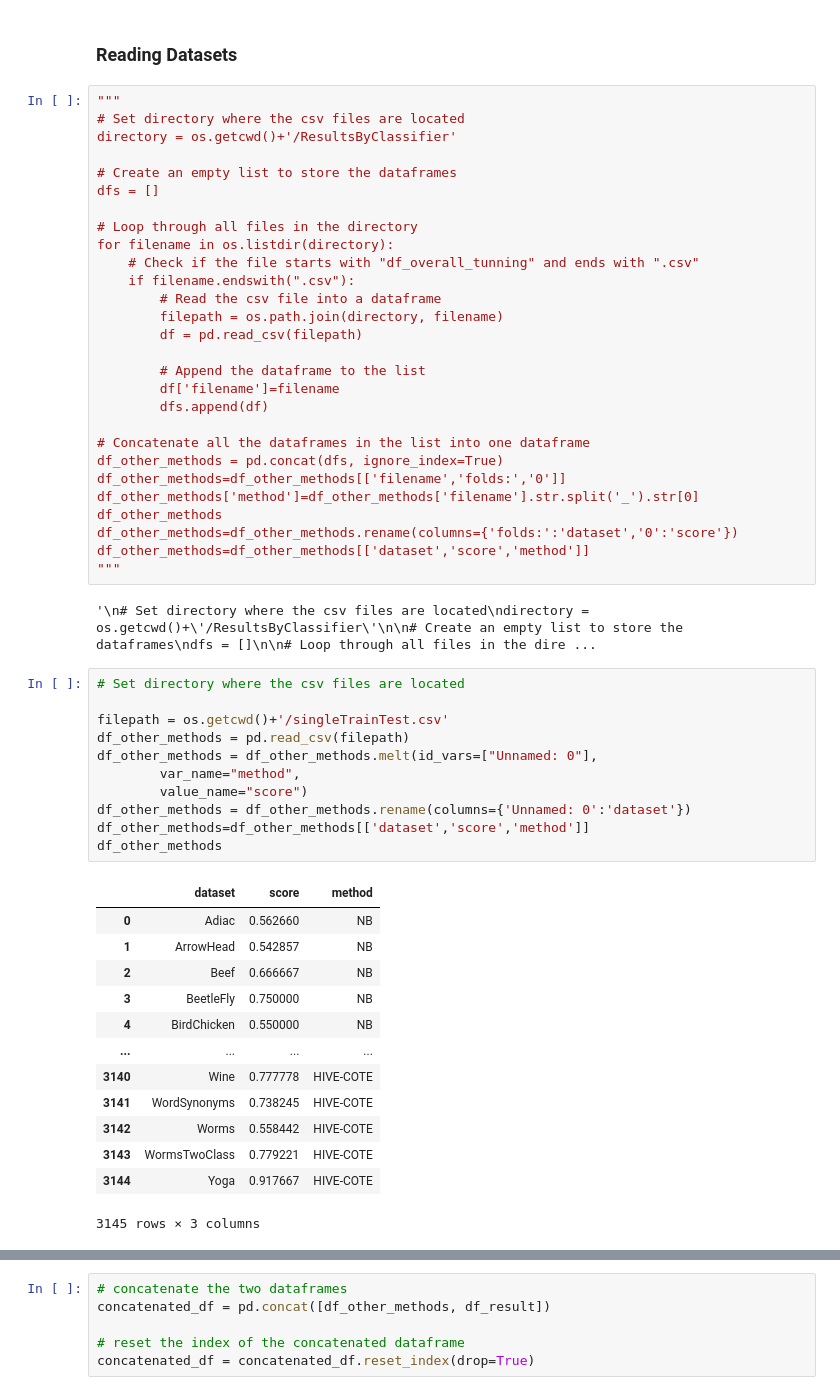
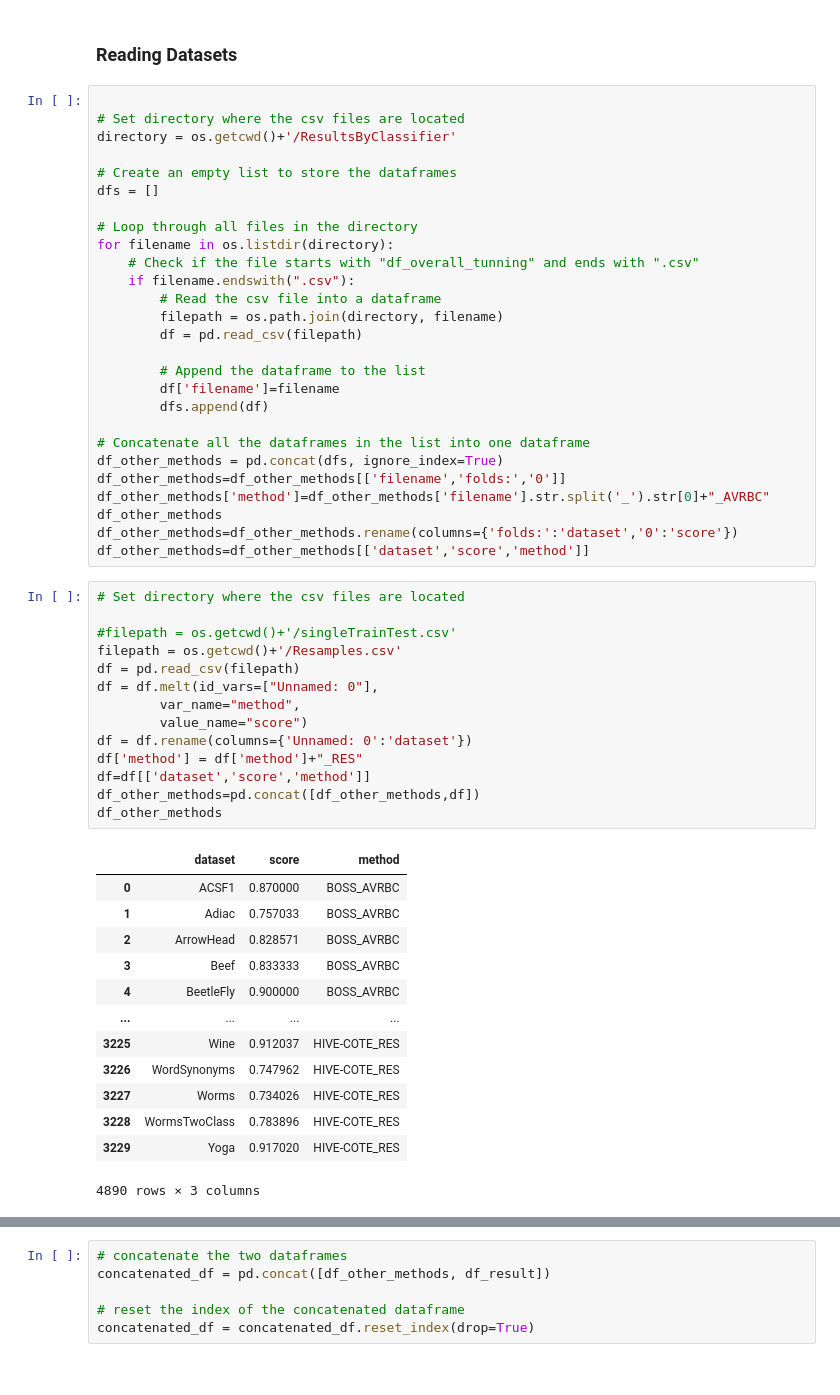
Before and after one commit to nirojasva/random_sast, a Jupyter notebook: ExperimentationRSAST/analysis_rsast_vs_other_method.ipynb, the cells around one changed output, grey strips where cells are left out. Saved outputs shown, nothing was run; the diff lists cells and outputs as text.

```diff
--- a/ExperimentationRSAST/analysis_rsast_vs_other_method.ipynb
+++ b/ExperimentationRSAST/analysis_rsast_vs_other_method.ipynb
@@ -80,7 +80,7 @@ hyperparameter='ACF&PACF: n_random_points=10 nb_inst_per_class=30'
 # %% [markdown]
 ### Reading Datasets
 # %%
-"""
+
 # Set directory where the csv files are located
 directory = os.getcwd()+'/ResultsByClassifier'
 
@@ -102,36 +102,36 @@ for filename in os.listdir(directory):
 # Concatenate all the dataframes in the list into one dataframe
 df_other_methods = pd.concat(dfs, ignore_index=True)
 df_other_methods=df_other_methods[['filename','folds:','0']]
-df_other_methods['method']=df_other_methods['filename'].str.split('_').str[0]
+df_other_methods['method']=df_other_methods['filename'].str.split('_').str[0]+"_AVRBC"
 df_other_methods
 df_other_methods=df_other_methods.rename(columns={'folds:':'dataset','0':'score'})
 df_other_methods=df_other_methods[['dataset','score','method']]
-"""
-# %% [output]
-'\n# Set directory where the csv files are located\ndirectory = os.getcwd()+\'/ResultsByClassifier\'\n\n# Create an empty list to store the dataframes\ndfs = []\n\n# Loop through all files in the dire ...
 # %%
 # Set directory where the csv files are located
 
-filepath = os.getcwd()+'/singleTrainTest.csv'
-df_other_methods = pd.read_csv(filepath)
-df_other_methods = df_other_methods.melt(id_vars=["Unnamed: 0"],
+#filepath = os.getcwd()+'/singleTrainTest.csv'
+filepath = os.getcwd()+'/Resamples.csv'
+df = pd.read_csv(filepath)
+df = df.melt(id_vars=["Unnamed: 0"],
         var_name="method",
         value_name="score")
-df_other_methods = df_other_methods.rename(columns={'Unnamed: 0':'dataset'})
-df_other_methods=df_other_methods[['dataset','score','method']]
+df = df.rename(columns={'Unnamed: 0':'dataset'})
+df['method'] = df['method']+"_RES"
+df=df[['dataset','score','method']]
+df_other_methods=pd.concat([df_other_methods,df])
 df_other_methods
 # %% [output]
 |  | dataset | score | method |
-| 0 | Adiac | 0.562660 | NB |
-| 1 | ArrowHead | 0.542857 | NB |
-| 2 | Beef | 0.666667 | NB |
-| 3 | BeetleFly | 0.750000 | NB |
-| 4 | BirdChicken | 0.550000 | NB |
+| 0 | ACSF1 | 0.870000 | BOSS_AVRBC |
+| 1 | Adiac | 0.757033 | BOSS_AVRBC |
+| 2 | ArrowHead | 0.828571 | BOSS_AVRBC |
+| 3 | Beef | 0.833333 | BOSS_AVRBC |
+| 4 | BeetleFly | 0.900000 | BOSS_AVRBC |
 | ... | ... | ... | ... |
-| 3140 | Wine | 0.777778 | HIVE-COTE |
-| 3141 | WordSynonyms | 0.738245 | HIVE-COTE |
-| 3142 | Worms | 0.558442 | HIVE-COTE |
-| 3143 | WormsTwoClass | 0.779221 | HIVE-COTE |
-| 3144 | Yoga | 0.917667 | HIVE-COTE |
+| 3225 | Wine | 0.912037 | HIVE-COTE_RES |
+| 3226 | WordSynonyms | 0.747962 | HIVE-COTE_RES |
+| 3227 | Worms | 0.734026 | HIVE-COTE_RES |
+| 3228 | WormsTwoClass | 0.783896 | HIVE-COTE_RES |
+| 3229 | Yoga | 0.917020 | HIVE-COTE_RES |
-3145 rows × 3 columns
+4890 rows × 3 columns
 # %%
```
Also changed, not shown: parts of 31 cells of this notebook, 26 other files.
